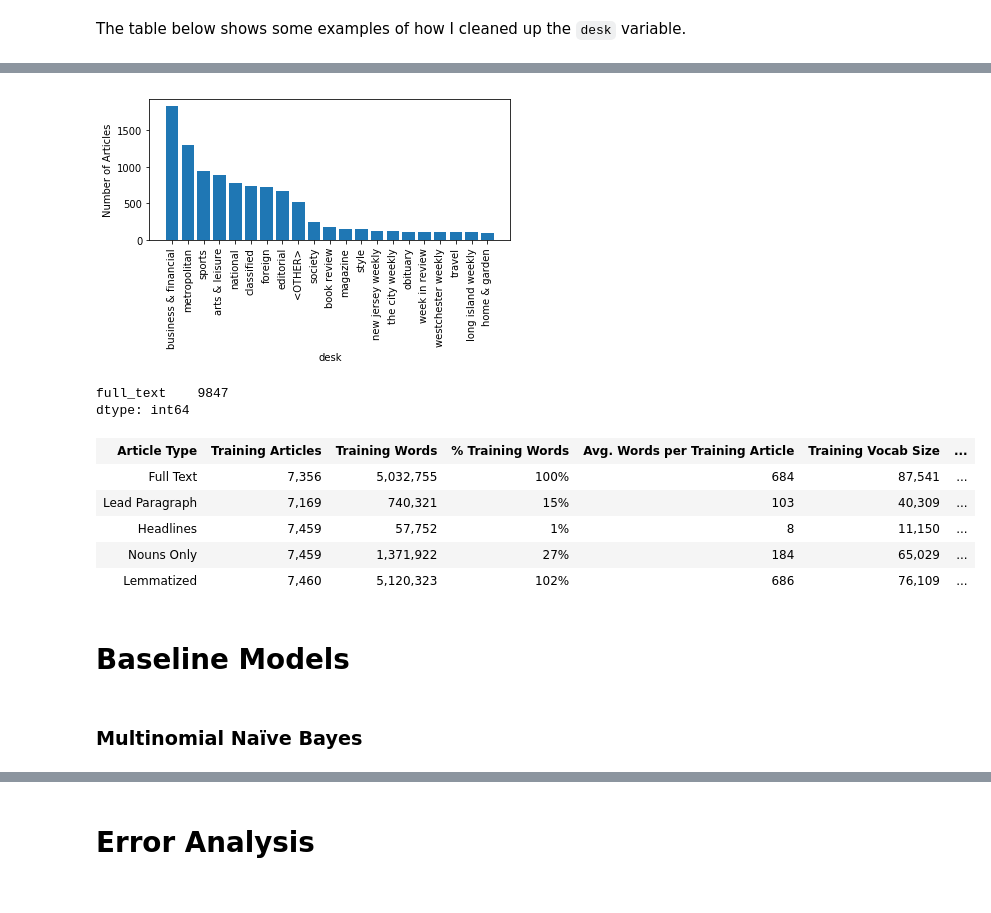
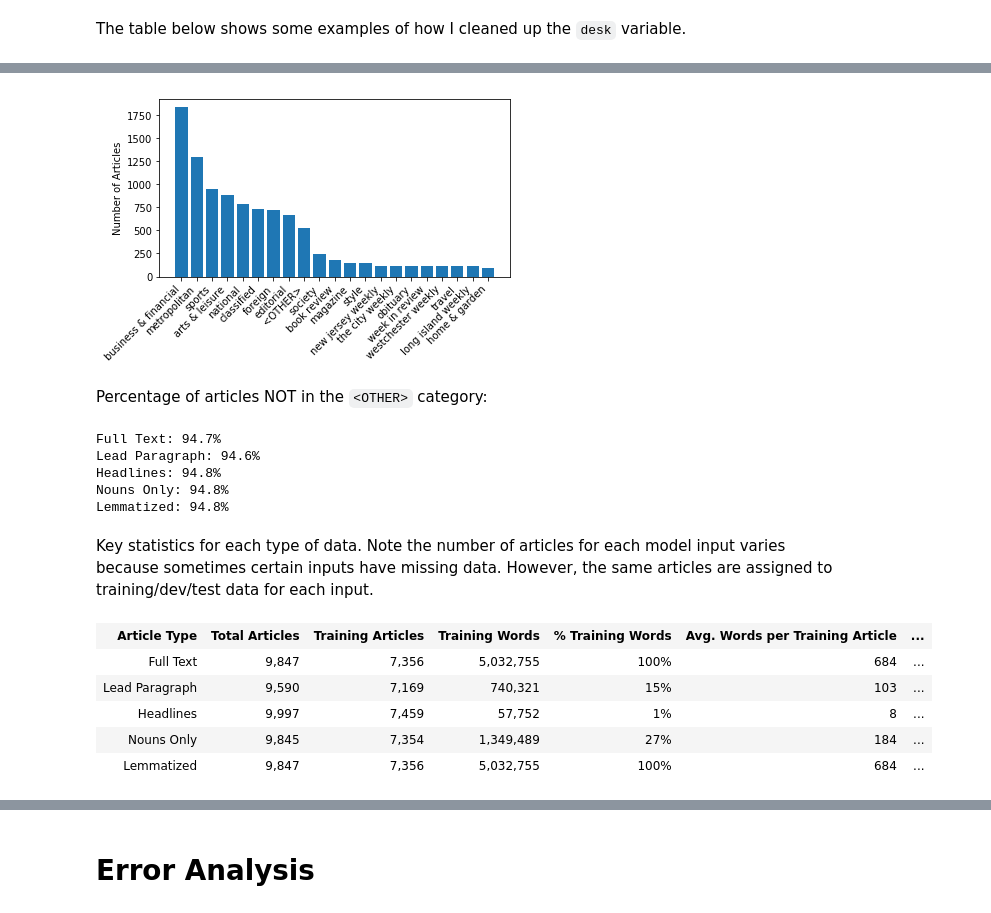
Before and after one commit to carmen16/news-article-topic-classification, a Jupyter notebook: Final_Project.ipynb, the cells around one changed output, grey strips where cells are left out. Saved outputs shown, nothing was run; the diff lists cells and outputs as text; code cells hidden in the pictures.

```diff
--- a/Final_Project.ipynb
+++ b/Final_Project.ipynb
@@ -18,7 +18,7 @@ from IPython.display import display, HTML
 
 Choose how many rows of data you want to work with by filling in the n value below.
 # %%
-n = 10
+n = 10000
 # %% [markdown]
 Uncomment the line below to create a new data file with a random sample of `n` articles. Otherwise, skip to the next cell to import an existing file with `n` articles.
 # %%
@@ -120,33 +149,38 @@ for x in all_inputs:
     x.train_test_split(rand_seed)
     x.tfidf_vectorize()
 # %% [output]
-[figure, old version]
+[figure, new version]
-# %%
-full_text.df.groupby('desk').count().sum()
-# %% [output]
-full_text    9847
-dtype: int64
+# %% [markdown]
+Percentage of articles NOT in the `<OTHER>` category:
+# %%
+for x in all_inputs:
+    print('{}: {:.1%}'.format(x.name_, x.df[x.df.desk != '<OTHER>'].groupby('desk').count().sum()[0] / x.df.groupby('desk').count().sum()[0]))
+# %% [output]
+Full Text: 94.7%
+Lead Paragraph: 94.6%
+Headlines: 94.8%
+Nouns Only: 94.8%
+Lemmatized: 94.8%
+# %% [markdown]
+Key statistics for each type of data. Note the number of articles for each model input varies because sometimes certain inputs have missing data. However, the same articles are assigned to training/dev/test data for each input.
 # %%
-html = '<table><th>Article Type</th><th>Training Articles</th><th>Training Words</th><th>% Training Words</th>'
+html = '<table><th>Article Type</th><th>Total Articles</th><th>Training Articles</th><th>Training Words</th><th>% Training Words</th>'
 html += '<th>Avg. Words per Training Article</th><th>Training Vocab Size</th><th>% Training Vocab</th>'
 html += '<th>Avg. Unique Words per Training Article</th><th>Dev Articles</th><th>Test Articles</th></tr>'
 
 for x in all_inputs:
-    html += '<tr><td>{}</td><td>{:,}</td><td>{:,}</td>'.format(x.name_, x.tv_train.shape[0], x.train_words_)
+    total = x.tv_train.shape[0] + x.tv_dev.shape[0] + x.tv_test.shape[0]
+    html += '<tr><td>{}</td><td>{:,}</td><td>{:,}</td><td>{:,}</td>'.format(x.name_, total, x.tv_train.shape[0], x.train_words_)
     html += '<td>{:.0%}</td><td>{:.0f}</td>'.format(x.train_words_/full_text.train_words_, x.train_avg_words_)
     html += '<td>{:,}</td><td>{:.0%}</td>'.format(x.train_vocab_size_, x.train_vocab_size_/full_text.train_vocab_size_)
     html += '<td>{:,.0f}</td><td>{:,}</td><td>{:,}</td></tr>'.format(x.train_avg_unq_words_, x.tv_dev.shape[0], x.tv_test.shape[0])
 
 html += '</table>'
 display(HTML(html))
 # %% [output]
-| Article Type | Training Articles | Training Words | % Training Words | Avg. Words per Training Article | Training Vocab Size | ... |
-| Full Text | 7,356 | 5,032,755 | 100% | 684 | 87,541 | ... |
-| Lead Paragraph | 7,169 | 740,321 | 15% | 103 | 40,309 | ... |
-| Headlines | 7,459 | 57,752 | 1% | 8 | 11,150 | ... |
-| Nouns Only | 7,459 | 1,371,922 | 27% | 184 | 65,029 | ... |
-| Lemmatized | 7,460 | 5,120,323 | 102% | 686 | 76,109 | ... |
+| Article Type | Total Articles | Training Articles | Training Words | % Training Words | Avg. Words per Training Article | ... |
+| Full Text | 9,847 | 7,356 | 5,032,755 | 100% | 684 | ... |
+| Lead Paragraph | 9,590 | 7,169 | 740,321 | 15% | 103 | ... |
+| Headlines | 9,997 | 7,459 | 57,752 | 1% | 8 | ... |
+| Nouns Only | 9,845 | 7,354 | 1,349,489 | 27% | 184 | ... |
+| Lemmatized | 9,847 | 7,356 | 5,032,755 | 100% | 684 | ... |
-# %% [markdown]
-# Baseline Models
-# %% [markdown]
-### Multinomial Naïve Bayes
```
Also changed, not shown: parts of 26 cells of this notebook, 16 other files.
